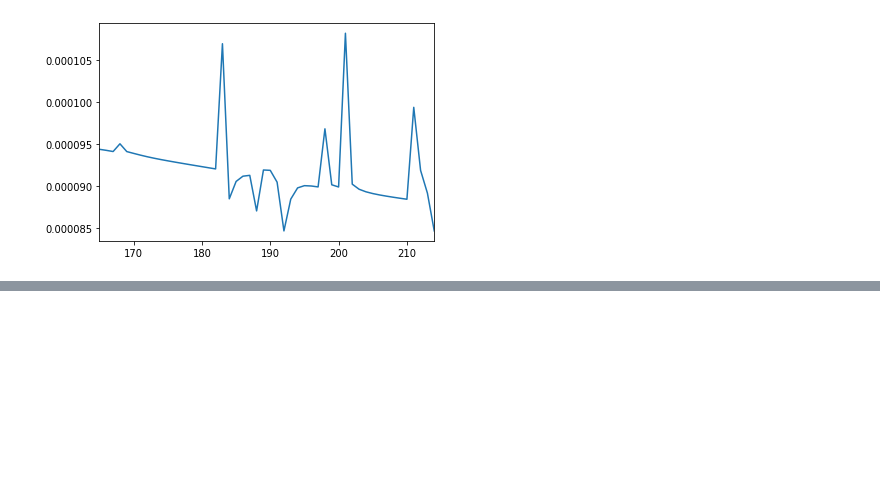
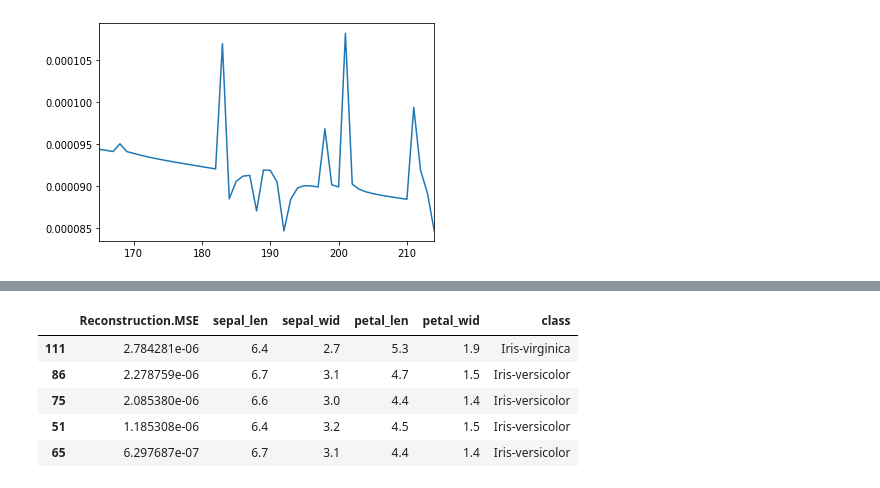
Before and after one commit to shobhitsundriyal/trying_h2o.ai, a Jupyter notebook: Iris_autoencoder.ipynb, the cells around one changed output, grey strips where cells are left out. Drawn from its saved outputs; the diff is of its cells as text; code cells hidden in the pictures; blank space fills up the shorter version.

```diff
--- a/Iris_autoencoder.ipynb
+++ b/Iris_autoencoder.ipynb
@@ -219,0 +250,9 @@ sh['training_mse'].tail(50).plot()
+# %%
+s.tail()
+# %% [output]
+|  | Reconstruction.MSE | sepal_len | sepal_wid | petal_len | petal_wid | class |
+| 111 | 2.784281e-06 | 6.4 | 2.7 | 5.3 | 1.9 | Iris-virginica |
+| 86 | 2.278759e-06 | 6.7 | 3.1 | 4.7 | 1.5 | Iris-versicolor |
+| 75 | 2.085380e-06 | 6.6 | 3.0 | 4.4 | 1.4 | Iris-versicolor |
+| 51 | 1.185308e-06 | 6.4 | 3.2 | 4.5 | 1.5 | Iris-versicolor |
+| 65 | 6.297687e-07 | 6.7 | 3.1 | 4.4 | 1.4 | Iris-versicolor |
```
Also changed, not shown: parts of 6 cells of this notebook.
